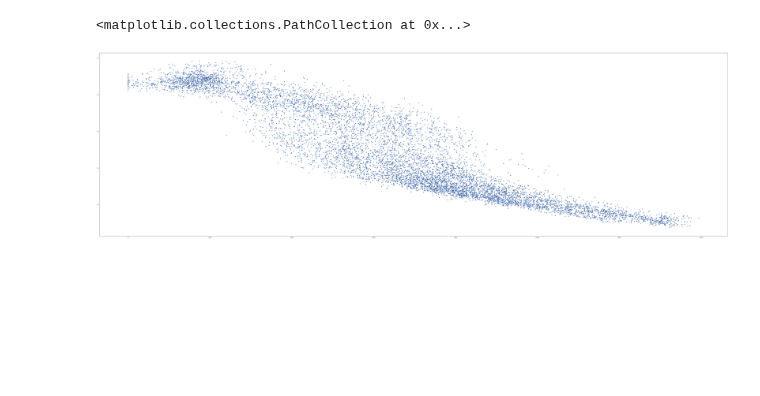
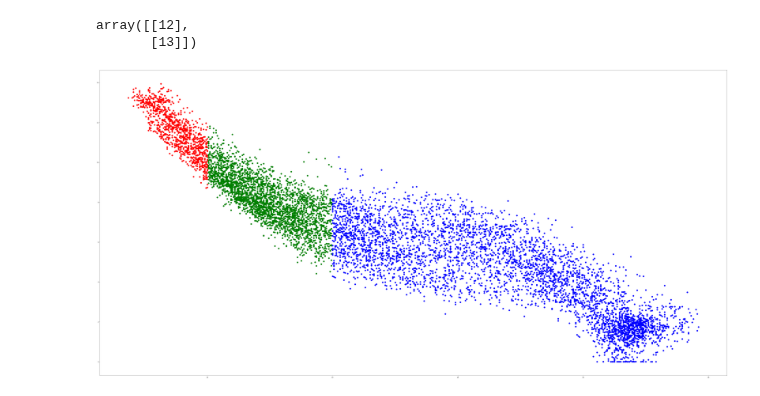
Before and after one commit to JuanCappelletti/Consteel_H06, a Jupyter notebook: ensayo.ipynb, the cells around one changed output. Drawn from its saved outputs; the diff is of its cells as text; code cells hidden in the pictures; blank space fills up the shorter version.

```diff
--- a/ensayo.ipynb
+++ b/ensayo.ipynb
@@ -47,9 +50,29 @@ TABLA1(dfD)
-# %%
-fig1, ax = plt.subplots(1, figsize=(100,30))
-ax.scatter(df1.FQI161,df1.PIR161)
-# %% [output]
-<matplotlib.collections.PathCollection at 0x...>
-[figure, removed]
+# %%
+#@title Densidad de muestreo
+df1=df.copy()
+InstrumentoParametro = 'PIR161' #@param {type:"raw"}
+x = "" #@param {type:"raw"}
+y = "" #@param {type:"raw"}
+Intervalos = "12;13" #@param {type:"string"}
+Rangos=np.array(np.mat(Intervalos))
+
+fig1, ax = plt.subplots(1, figsize=(80,40))
+dfa = df1.loc[df1.loc[:,InstrumentoParametro] <= Rangos[0][0]]
+
+dfa1= df1.loc[df1.loc[:,InstrumentoParametro] < Rangos[1][0]]
+dfa1a= dfa1.loc[dfa1.loc[:,InstrumentoParametro] > Rangos[0][0]]
+
+dfa2= df1.loc[df1.loc[:,InstrumentoParametro] >= Rangos[1][0]]
+
+ax.scatter(dfa.PIR161,dfa.FQI161/1000,color='red',s=100)
+ax.scatter(dfa1a.PIR161,dfa1a.FQI161/1000,color='green',s=100)
+ax.scatter(dfa2.PIR161,dfa2.FQI161/1000,color='blue',s=100)
+
+Rangos
+# %% [output]
+array([[12],
+       [13]])
+[figure, added]
 # %%
 #@title TREND DE PRESIÓN Y CAUDAL DEL DATASET
 #Data_set = df #@param {type:"raw"}
```
Also changed, not shown: parts of 1 cell of this notebook.
